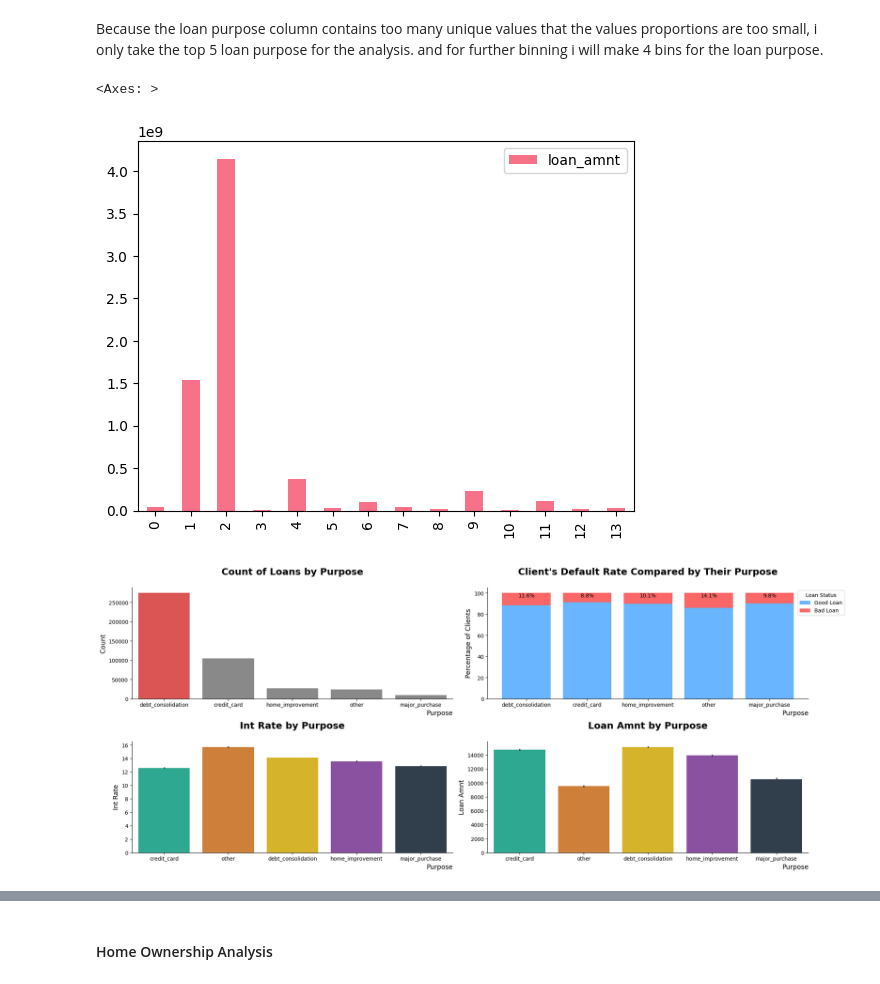
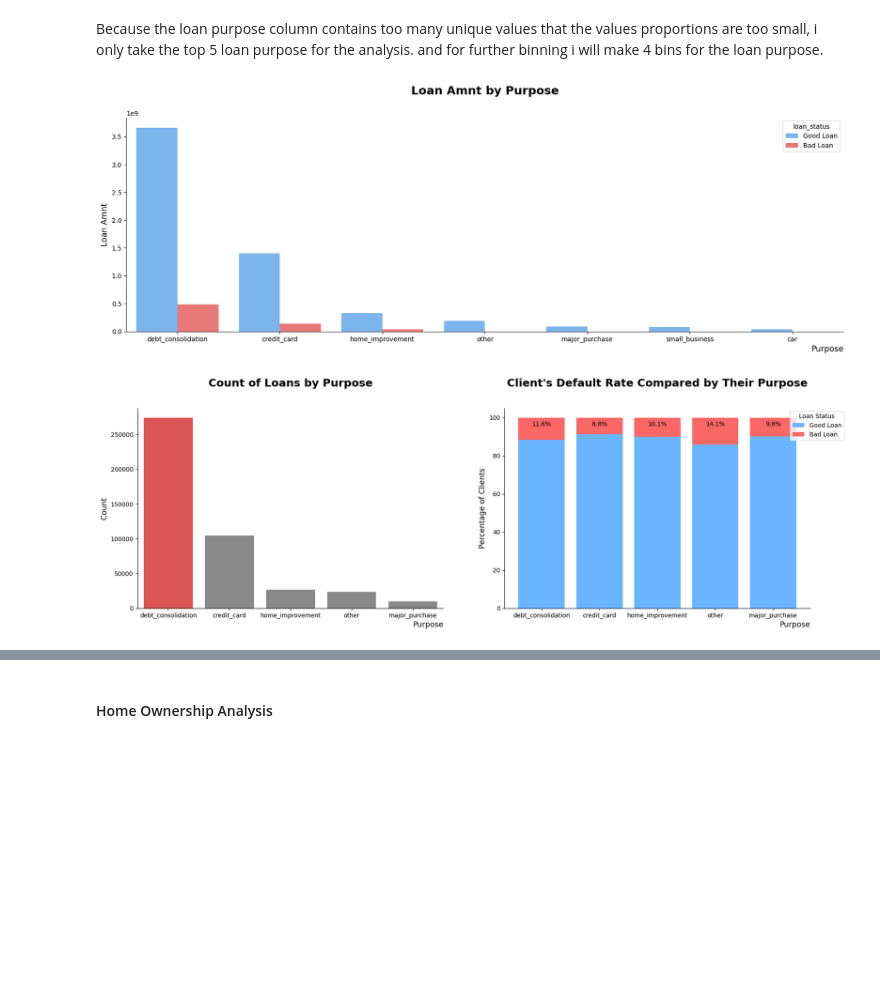
Before and after one commit to azaryasph/IDX-Partners-Project-Based-Internship-Prediction-Model, a Jupyter notebook: notebooks/Prediction Model.ipynb, the cells around one changed output, grey strips where cells are left out. Saved outputs shown, nothing was run; the diff lists cells and outputs as text; code cells hidden in the pictures; blank space fills up the shorter version.

Commit message:
chore: complete visualize necessary feature w insight n recom

```diff
--- a/notebooks/Prediction Model.ipynb
+++ b/notebooks/Prediction Model.ipynb
@@ -401,7 +401,10 @@ def create_countplot(x, data, hue=None, order=None, palette=None):
     None
     """
     # Create a count plot with the specified parameters
-    sns.countplot(x=x, data=data, order=order, palette=palette)
+    sns.countplot(x=x, data=data, hue=hue, order=order, palette=palette)
+
+    # Remove the top and right spines from plot
+    sns.despine()
 
     # Set the title of the plot
     plt.title(f'Count of Loans by {x.replace("_", " ").title()}', fontsize=18, fontweight='bold', y=1.09)
@@ -428,7 +431,10 @@ def create_barplot(x, y, data, hue=None, order=None, palette=None):
     None
     """
     # Create a bar plot with the specified parameters
-    sns.barplot(x=x, y=y, data=data, order=order, palette=palette)
+    sns.barplot(x=x, y=y, data=data, hue=hue, order=order, palette=palette)
+
+    # Remove the top and right spines from plot
+    sns.despine()
 
     # Set the title of the plot
     plt.title(f'{y.replace("_", " ").title()} by {x.replace("_", " ").title()}', fontsize=18, fontweight='bold', y=1.09)
@@ -875,40 +903,42 @@ renewable_energy         351
 Name: count, dtype: int64
 # %% [markdown]
 Because the loan purpose column contains too many unique values that the values proportions are too small, i only take the top 5 loan purpose for the analysis. and for further binning i will make 4 bins for the loan purpose.
-# %%
-dfloan.groupby('purpose')['loan_amnt'].sum().reset_index().plot(kind='bar')
-# %% [output]
-<Axes: >
-[figure, removed]
 # %%
+# Get the top 5 purposes by loan count
 top_values = dfloan.purpose.value_counts().head(5).index
+
+# FIlet the dataframe to only include the top 5 purposes
 top_purpose = dfloan[dfloan.purpose.isin(top_values)]
 
+# define order of the top purposes
 order_purp = top_purpose.purpose.value_counts().index
+
 # palette for countplot top purposes highlight
 palette_purpose = ['#F13F3F'] + ['#898989'] * 4
 
 # palette for barplot
 custpal = ["#1abc9c", "#e67e22", "#f1c40f", "#8e44ad", "#2c3e50", "#27ae60"]
 
-plt.figure(figsize=(20, 12))
-plt.subplot(3, 2, 1)
-create_countplot('purpose', top_purpose, hue='loan_status', order=order_purp, palette=palette_purpose)
+# Set the figure size
+plt.figure(figsize=(20, 6))
 
+grp = dfloan.groupby(['purpose', 'loan_status'])['loan_amnt'].sum().reset_index().sort_values(by='loan_amnt', ascending=False)
+tophead = grp.head(10)
 
-plt.subplot(3, 2, 2)
+create_barplot('purpose', 'loan_amnt', tophead, hue='loan_status', palette=target_colors)
+
+# Set the figure size
+plt.figure(figsize=(20, 6))
+
+# Creating a subplot for the countplot of loan purposes
+# This plot will show the count of loans for each purpose, differentiated by loan status
+plt.subplot(1, 2, 1)
+create_countplot('purpose', top_purpose, order=order_purp, palette=palette_purpose)
+
+# Creating a subplot for the stacked bar chart of loan purposes
+# This plot will show the proportion of each loan status for each loan purpose
+plt.subplot(1, 2, 2)
 create_stacked_barchart(top_purpose, 'purpose', 'loan_status', order_purp, target_colors, bbox_to_anchor=(1.12, 1))
-
-plt.subplot(3, 2 ,3)
-create_barplot('purpose', 'int_rate', top_purpose, hue='loan_status', palette=custpal)
-
-
-plt.subplot(3, 2, 4)
-create_barplot('purpose', 'loan_amnt', top_purpose, hue='loan_status', palette=custpal)
-
-
-sns.despine()
-plt.tight_layout()
-plt.show()
 # %% [output]
-[figure, old version]
+[figure, new version]
+[figure, added]
```
Also changed, not shown: parts of 13 cells of this notebook.
